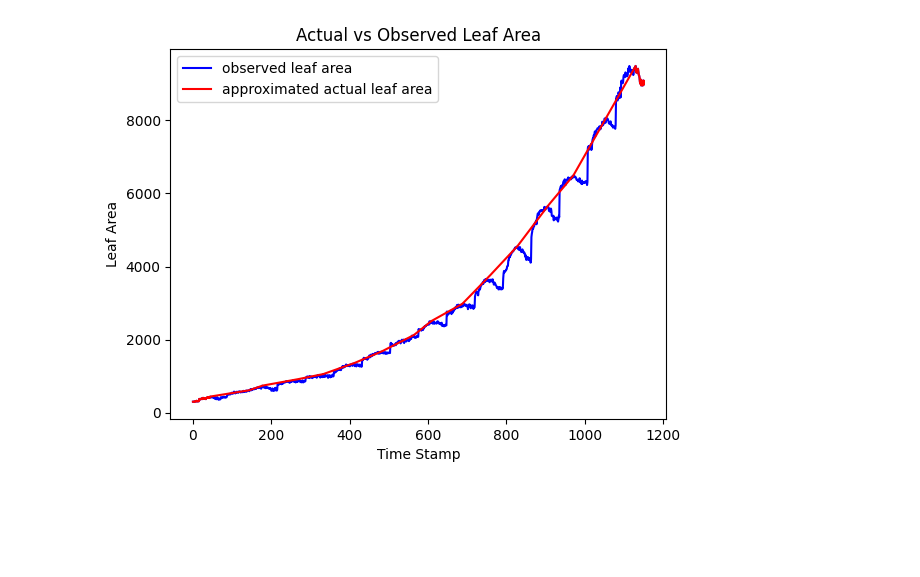
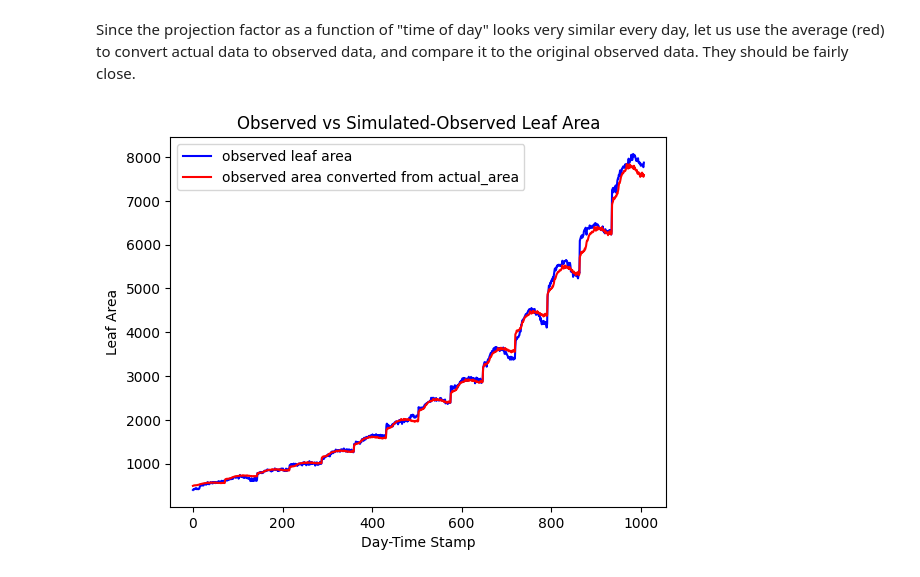
Before and after one commit to steventango/plant-rl, a Jupyter notebook: analysis/analyze_plant_data.ipynb, the cells around one changed output. Drawn from its saved outputs; the diff is of its cells as text; code cells hidden in the pictures; blank space fills up the shorter version.

```diff
--- a/analysis/analyze_plant_data.ipynb
+++ b/analysis/analyze_plant_data.ipynb
@@ -11,7 +14,8 @@ import pandas as pd
 data_path = os.path.dirname(os.path.abspath("")) + '/analysis/plant_data/plant_area_data.csv'
 df = pd.read_csv(data_path).sort_values(by='timestamp')
 
-# Set some params and choose plant to analyze
+# Set param and choose a plant to analyze
 steps_per_day = 72
+steps_per_night = 72
 plant_id = 5
 data = np.array(df.iloc[:, plant_id])
@@ -17,0 +86,12 @@ data = np.array(df.iloc[:, plant_id])
+# %%
+truncated_data = data[steps_per_day:-steps_per_day]
+projection_factor = np.reshape(truncated_data/actual_area_linear, (-1, steps_per_day))
+
+for i in range(projection_factor.shape[0]):
+    row = projection_factor[i]
+    plt.plot(row, alpha=1/14*i, color='k', linewidth=1)
+plt.plot(np.mean(projection_factor, axis=0), 'r', label='average projection factor')
+plt.title('Leaf area projection factor (light to dark -> day 2 to 15)')
+plt.xlabel(f'Time of Day ({steps_per_day} intervals)')
+plt.ylabel(f'Observed / Actual Leaf Area')
+plt.show()
@@ -18,23 +100,19 @@ data = np.array(df.iloc[:, plant_id])
+# %% [markdown]
+Since the projection factor as a function of "time of day" looks very similar every day, let us use the average (red) to convert actual data to observed data, and compare it to the original observed data. They should be fairly close.
 # %%
-# Assume the largest observed area in each day IS the actual area at that moment
-# Interpolate (linearly for now) between largest observed areas of consecutive days
+mean_projection_factor = np.mean(projection_factor, axis=0)
 
-observed_area = np.reshape(data, (-1, steps_per_day))  # reshape into different days
-max_indices = np.argmax(observed_area, axis=1)         # index at the max value of each day
+converted = []
+for i in range(projection_factor.shape[0]):
+    converted.append(actual_area_linear[i*steps_per_day:(i+1)*steps_per_day]*mean_projection_factor)
+converted = np.hstack(converted)
 
-actual_area = np.copy(data)
-for i in range(observed_area.shape[0]-1):
-    min_id = i*steps_per_day + max_indices[i]
-    max_id = (i+1)*steps_per_day + max_indices[i+1]
-    actual_area[min_id:max_id] = np.interp(np.arange(min_id, max_id), [min_id, max_id], [data[min_id],data[max_id]])
-
-# Plot the actual vs observed area
-plt.plot(observed_area.reshape(-1), 'b', label='observed leaf area')
-plt.plot(actual_area, 'r', label='approximated actual leaf area')
-plt.title(f'Actual vs Observed Leaf Area')
-plt.xlabel('Time Stamp')
+plt.plot(observed_area.reshape(-1)[steps_per_day:-steps_per_day], 'b', label='observed leaf area')
+plt.plot(converted, 'r', label='observed area converted from actual_area')
+plt.title(f'Observed vs Simulated-Observed Leaf Area')
+plt.xlabel('Day-Time Stamp')
 plt.ylabel('Leaf Area')
 plt.legend()
 plt.show()
 # %% [output]
-[figure, old version]
+[figure, new version]
```
Also changed, not shown: parts of 13 cells of this notebook, 13 other files.
